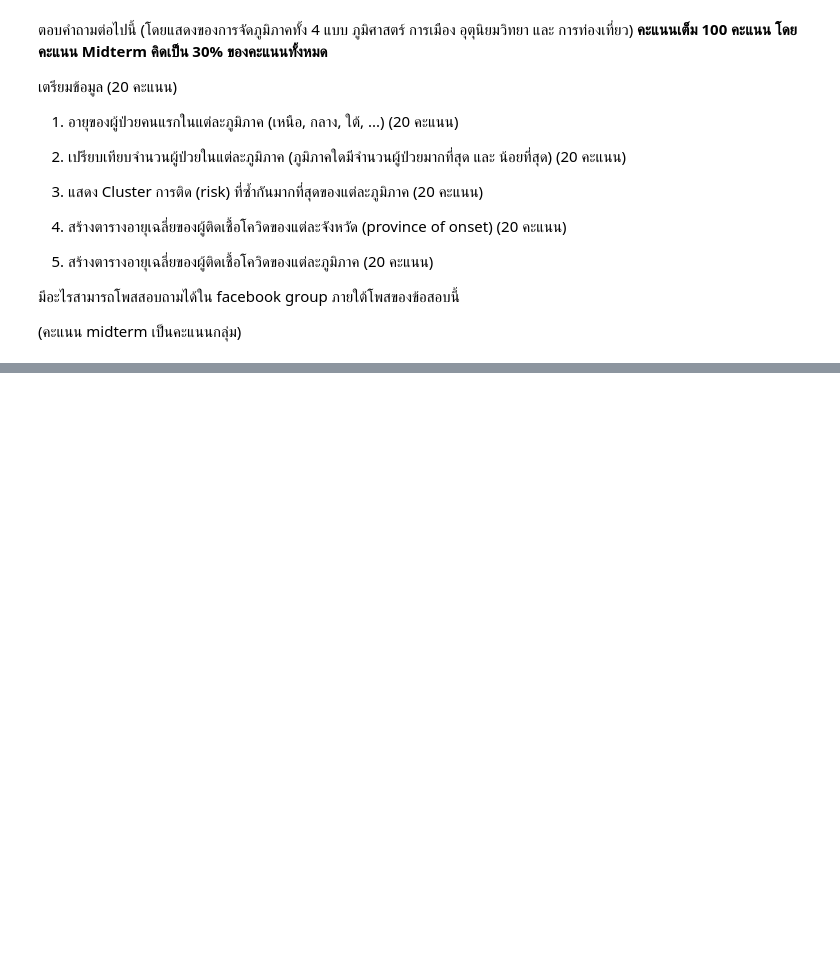
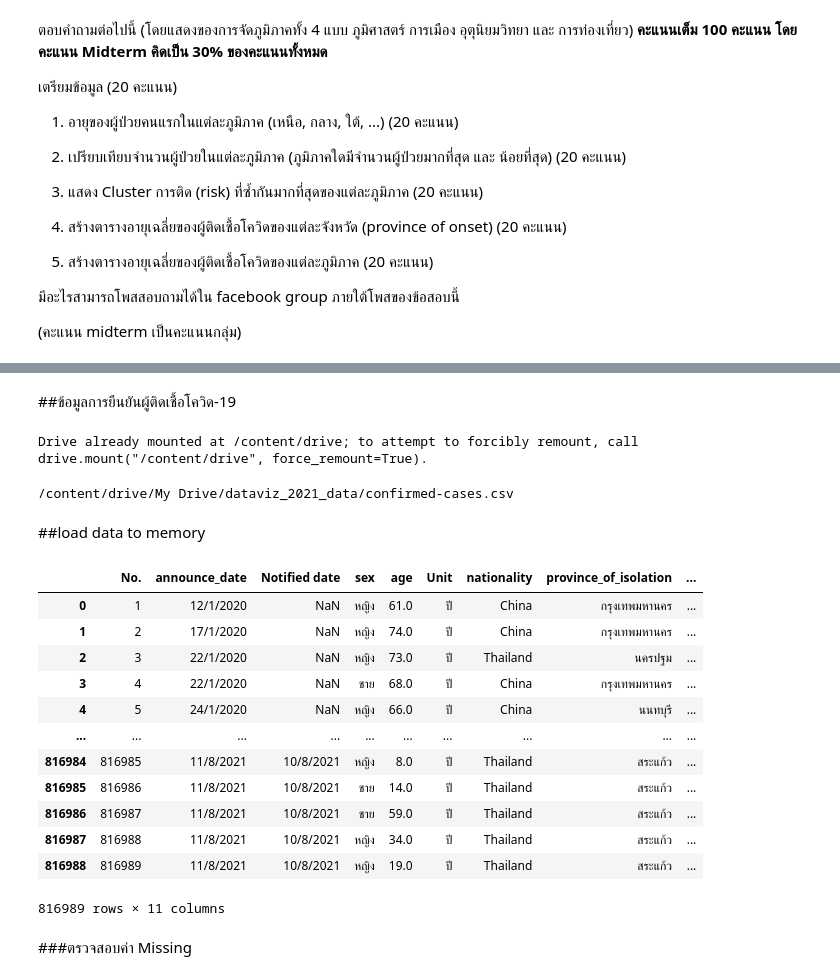
Before and after one commit to nichakornchaisuwan/data_viz_2022, a Jupyter notebook: BasicPython&DataViz_midterm2022.ipynb, the cells around one changed output, grey strips where cells are left out. Drawn from its saved outputs; the diff is of its cells as text; code cells hidden in the pictures; blank space fills up the shorter version.

```diff
--- a/BasicPython&DataViz_midterm2022.ipynb
+++ b/BasicPython&DataViz_midterm2022.ipynb
@@ -25,0 +224,2 @@ Midterm คิดเป็น 30% ของคะแนนทั้งหมด*
+# %% [markdown]
+##ข้อมูลการยืนยันผู้ติดเชื้อโควิด-19
@@ -25,0 +228,5 @@ Midterm คิดเป็น 30% ของคะแนนทั้งหมด*
+# %%
+from google.colab import drive #เชื่อมต่อ colab เข้ากับไดร์ฟในข้อมูล
+drive.mount('/content/drive')
+# %% [output]
+Drive already mounted at /content/drive; to attempt to forcibly remount, call drive.mount("/content/drive", force_remount=True).
@@ -25,0 +235,28 @@ Midterm คิดเป็น 30% ของคะแนนทั้งหมด*
+# %%
+path = '/content/drive/My Drive/dataviz_2021_data' #ชี้ไฟล์ในไฟล์
+# %%
+data_con = os.path.join(path,'confirmed-cases.csv') #เอาพาร์ทที่อยู่ในไฟล์มาเชื่อมกับColab
+print(data_con)
+# %% [output]
+/content/drive/My Drive/dataviz_2021_data/confirmed-cases.csv
+# %% [markdown]
+##load data to memory
+# %%
+data_covid = pd.read_csv(data_con)  #โหลดดาต้าโดยใช้คำสั่ง pd.read_csv
+data_covid
+# %% [output]
+|  | No. | announce_date | Notified date | sex | age | Unit | nationality | province_of_isolation | ... |
+| 0 | 1 | 12/1/2020 | NaN | หญิง | 61.0 | ปี | China | กรุงเทพมหานคร | ... |
+| 1 | 2 | 17/1/2020 | NaN | หญิง | 74.0 | ปี | China | กรุงเทพมหานคร | ... |
+| 2 | 3 | 22/1/2020 | NaN | หญิง | 73.0 | ปี | Thailand | นครปฐม | ... |
+| 3 | 4 | 22/1/2020 | NaN | ชาย | 68.0 | ปี | China | กรุงเทพมหานคร | ... |
+| 4 | 5 | 24/1/2020 | NaN | หญิง | 66.0 | ปี | China | นนทบุรี | ... |
+| ... | ... | ... | ... | ... | ... | ... | ... | ... | ... |
+| 816984 | 816985 | 11/8/2021 | 10/8/2021 | หญิง | 8.0 | ปี | Thailand | สระแก้ว | ... |
+| 816985 | 816986 | 11/8/2021 | 10/8/2021 | ชาย | 14.0 | ปี | Thailand | สระแก้ว | ... |
+| 816986 | 816987 | 11/8/2021 | 10/8/2021 | ชาย | 59.0 | ปี | Thailand | สระแก้ว | ... |
+| 816987 | 816988 | 11/8/2021 | 10/8/2021 | หญิง | 34.0 | ปี | Thailand | สระแก้ว | ... |
+| 816988 | 816989 | 11/8/2021 | 10/8/2021 | หญิง | 19.0 | ปี | Thailand | สระแก้ว | ... |
+816989 rows × 11 columns
+# %% [markdown]
+###ตรวจสอบค่า Missing
```
Also changed, not shown: parts of 55 cells of this notebook.
